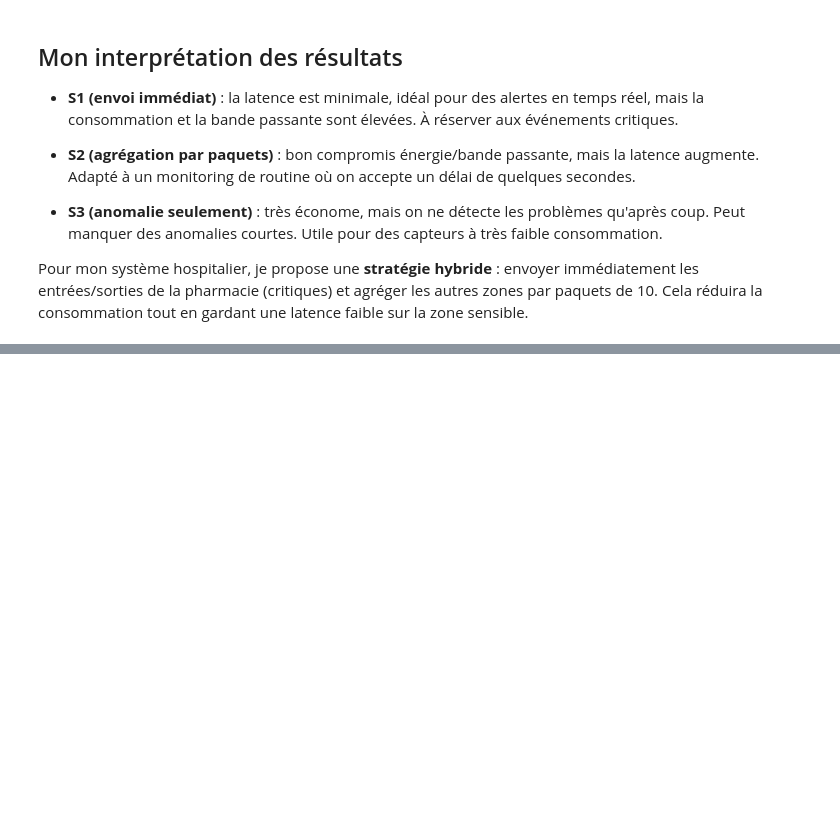
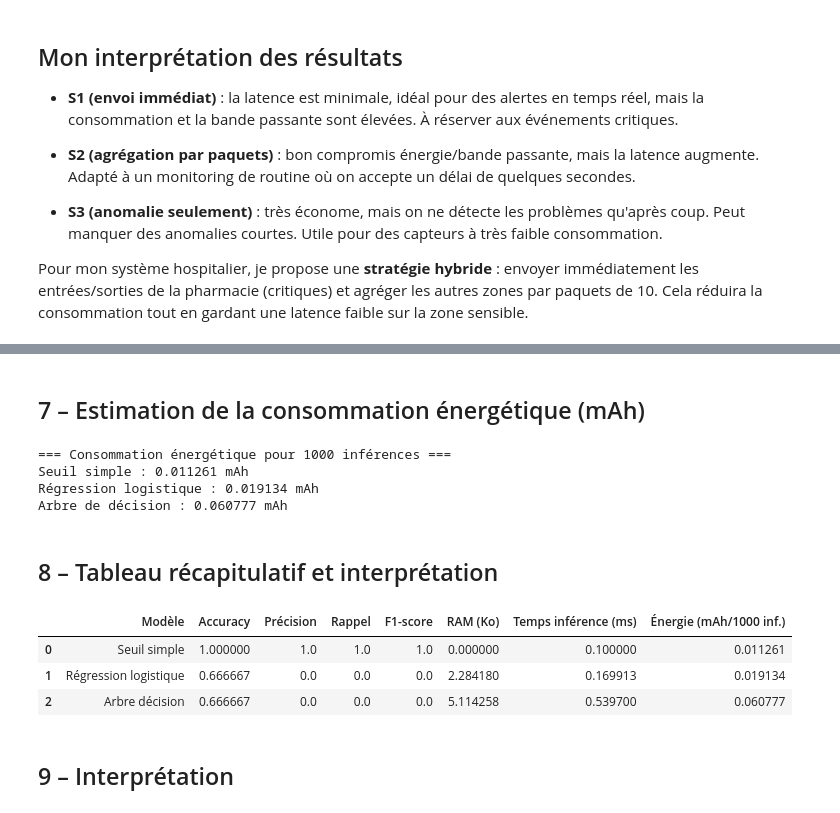
Before and after one commit to Ramadiaw12/IoT_project, a Jupyter notebook: notebooks/analysis.ipynb, the cells around one changed output, grey strips where cells are left out. Drawn from its saved outputs; the diff is of its cells as text; code cells hidden in the pictures; blank space fills up the shorter version.

```diff
--- a/notebooks/analysis.ipynb
+++ b/notebooks/analysis.ipynb
@@ -589,0 +689,10 @@ Pour mon système hospitalier, je propose une **stratégie hybride** : envoyer i
+# %%
+# Je divise les données pour évaluer les modèles.
+X_train, X_test, y_train, y_test = train_test_split(X, y, test_size=0.3, random_state=42, stratify=y)
+
+# Normalisation (utile pour la régression logistique)
+scaler = StandardScaler()
+X_train_scaled = scaler.fit_transform(X_train)
+X_test_scaled = scaler.transform(X_test)
+
+print(f"Entraînement : {X_train.shape[0]} échantillons, Test : {X_test.shape[0]} échantillons")
@@ -589,0 +930,48 @@ Pour mon système hospitalier, je propose une **stratégie hybride** : envoyer i
+# %% [markdown]
+## 7 – Estimation de la consommation énergétique (mAh)
+# %%
+POWER_W = 1.5   # consommation CPU en charge (estimation)
+BATTERY_V = 3.7
+
+def compute_energy_mah(inference_time_s_per_sample, n_samples=1):
+    energy_joules = POWER_W * inference_time_s_per_sample * n_samples
+    # Convertir J en mAh : 1 J = 1 Ws, capacité (mAh) = (Ws) / (V) / 3600 * 1000
+    mah = (energy_joules / BATTERY_V) * (1000 / 3600)
+    return mah
+
+# Pour 1000 prédictions (exemple de volume)
+n_pred = 1000
+e_thresh = compute_energy_mah(0.0001, n_pred)  # seuil quasi instantané (0.1 ms)
+e_logreg = compute_energy_mah(inference_time_logreg, n_pred)
+e_dt = compute_energy_mah(inference_time_dt, n_pred)
+
+print("=== Consommation énergétique pour 1000 inférences ===")
+print(f"Seuil simple : {e_thresh:.6f} mAh")
+print(f"Régression logistique : {e_logreg:.6f} mAh")
+print(f"Arbre de décision : {e_dt:.6f} mAh")
+# %% [output]
+=== Consommation énergétique pour 1000 inférences ===
+Seuil simple : 0.011261 mAh
+Régression logistique : 0.019134 mAh
+Arbre de décision : 0.060777 mAh
+# %% [markdown]
+## 8 – Tableau récapitulatif et interprétation
+# %%
+results_df = pd.DataFrame({
+    'Modèle': ['Seuil simple', 'Régression logistique', 'Arbre décision'],
+    'Accuracy': [acc_thresh, acc_logreg, acc_dt],
+    'Précision': [prec_thresh, prec_logreg, prec_dt],
+    'Rappel': [rec_thresh, rec_logreg, rec_dt],
+    'F1-score': [f1_thresh, f1_logreg, f1_dt],
+    'RAM (Ko)': [ram_thresh, ram_logreg, ram_dt],
+    'Temps inférence (ms)': [0.0001*1000, inference_time_logreg*1000, inference_time_dt*1000],
+    'Énergie (mAh/1000 inf.)': [e_thresh, e_logreg, e_dt]
+})
+results_df
+# %% [output]
+|  | Modèle | Accuracy | Précision | Rappel | F1-score | RAM (Ko) | Temps inférence (ms) | Énergie (mAh/1000 inf.) |
+| 0 | Seuil simple | 1.000000 | 1.0 | 1.0 | 1.0 | 0.000000 | 0.100000 | 0.011261 |
+| 1 | Régression logistique | 0.666667 | 0.0 | 0.0 | 0.0 | 2.284180 | 0.169913 | 0.019134 |
+| 2 | Arbre décision | 0.666667 | 0.0 | 0.0 | 0.0 | 5.114258 | 0.539700 | 0.060777 |
+# %% [markdown]
+## 9 – Interprétation
```
Also changed, not shown: parts of 17 cells of this notebook.
